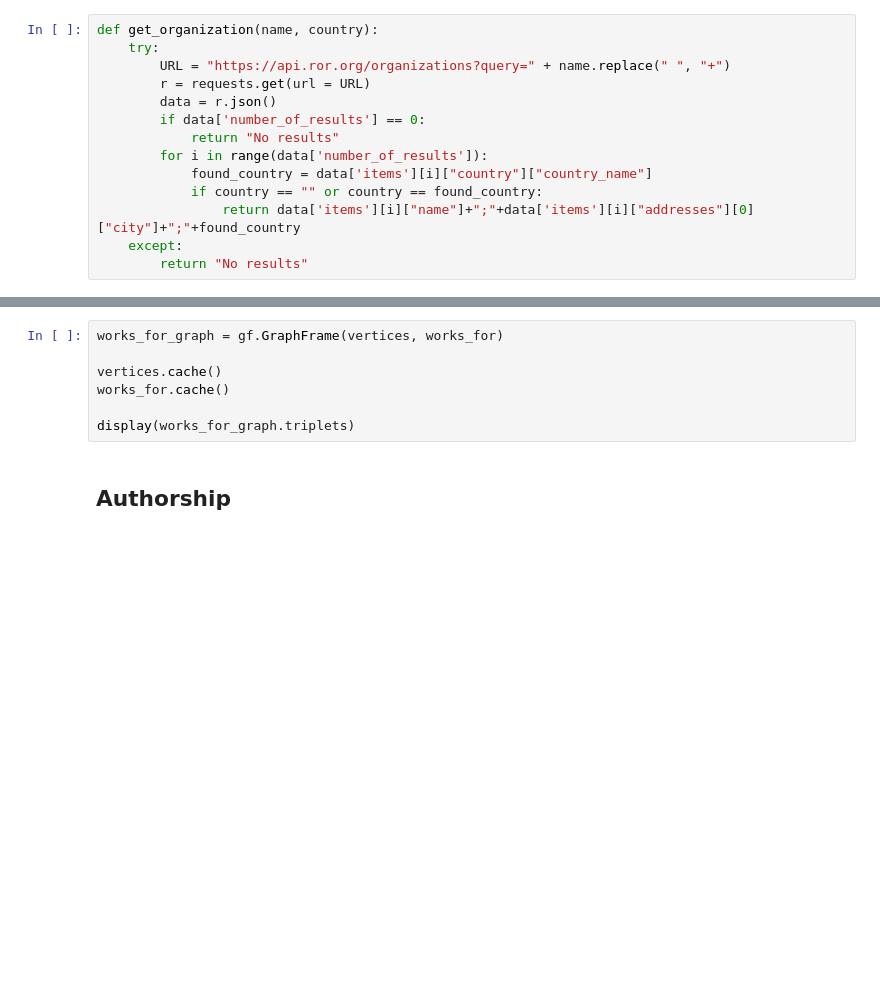
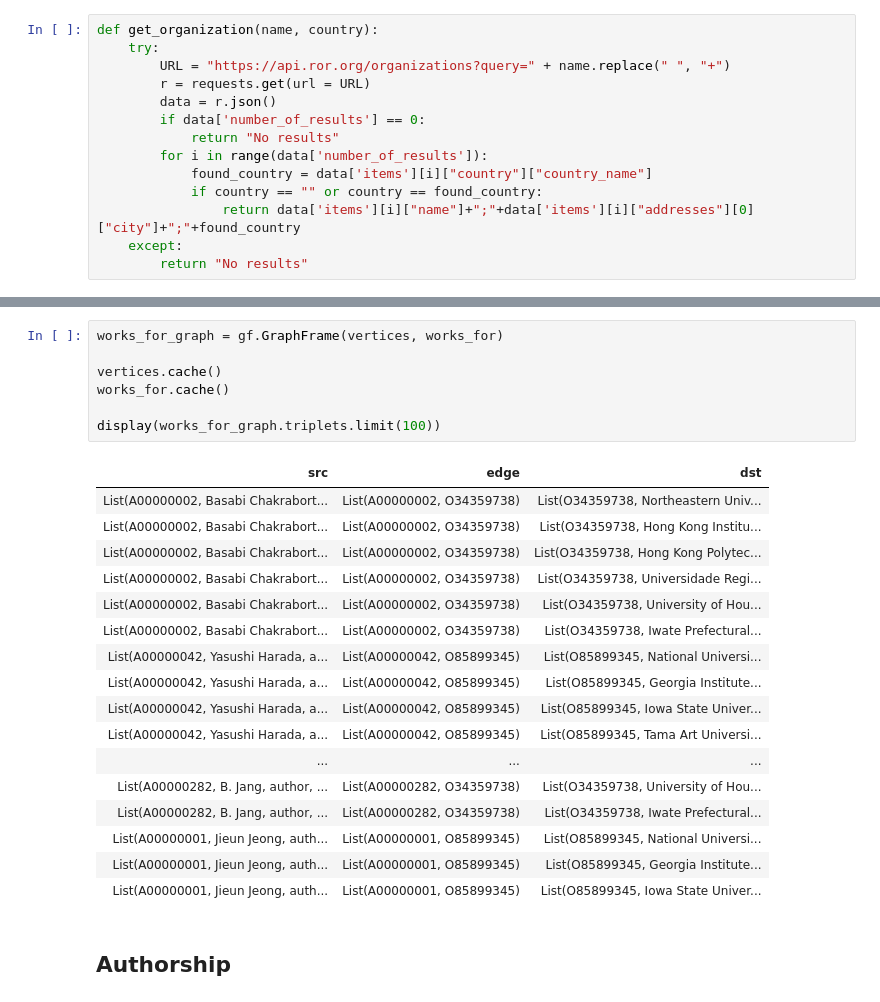
Before and after one commit to Karljohan99/BDM2023-group3, a Jupyter notebook: project2/Project_2.ipynb, the cells around one changed output, grey strips where cells are left out. Drawn from its saved outputs; the diff is of its cells as text; blank space fills up the shorter version.

```diff
--- a/project2/Project_2.ipynb
+++ b/project2/Project_2.ipynb
@@ -122,10 +261,28 @@ display(works_for)
 # %%
 works_for_graph = gf.GraphFrame(vertices, works_for)
 
 vertices.cache()
 works_for.cache()
 
-display(works_for_graph.triplets)
+display(works_for_graph.triplets.limit(100))
+# %% [output]
+| src | edge | dst |
+| List(A00000002, Basabi Chakrabort... | List(A00000002, O34359738) | List(O34359738, Northeastern Univ... |
+| List(A00000002, Basabi Chakrabort... | List(A00000002, O34359738) | List(O34359738, Hong Kong Institu... |
+| List(A00000002, Basabi Chakrabort... | List(A00000002, O34359738) | List(O34359738, Hong Kong Polytec... |
+| List(A00000002, Basabi Chakrabort... | List(A00000002, O34359738) | List(O34359738, Universidade Regi... |
+| List(A00000002, Basabi Chakrabort... | List(A00000002, O34359738) | List(O34359738, University of Hou... |
+| List(A00000002, Basabi Chakrabort... | List(A00000002, O34359738) | List(O34359738, Iwate Prefectural... |
+| List(A00000042, Yasushi Harada, a... | List(A00000042, O85899345) | List(O85899345, National Universi... |
+| List(A00000042, Yasushi Harada, a... | List(A00000042, O85899345) | List(O85899345, Georgia Institute... |
+| List(A00000042, Yasushi Harada, a... | List(A00000042, O85899345) | List(O85899345, Iowa State Univer... |
+| List(A00000042, Yasushi Harada, a... | List(A00000042, O85899345) | List(O85899345, Tama Art Universi... |
+| ... | ... | ... |
+| List(A00000282, B. Jang, author, ... | List(A00000282, O34359738) | List(O34359738, University of Hou... |
+| List(A00000282, B. Jang, author, ... | List(A00000282, O34359738) | List(O34359738, Iwate Prefectural... |
+| List(A00000001, Jieun Jeong, auth... | List(A00000001, O85899345) | List(O85899345, National Universi... |
+| List(A00000001, Jieun Jeong, auth... | List(A00000001, O85899345) | List(O85899345, Georgia Institute... |
+| List(A00000001, Jieun Jeong, auth... | List(A00000001, O85899345) | List(O85899345, Iowa State Univer... |
 # %% [markdown]
 ## Authorship
 # %%
```
Also changed, not shown: parts of 28 cells of this notebook, 5 other files.
